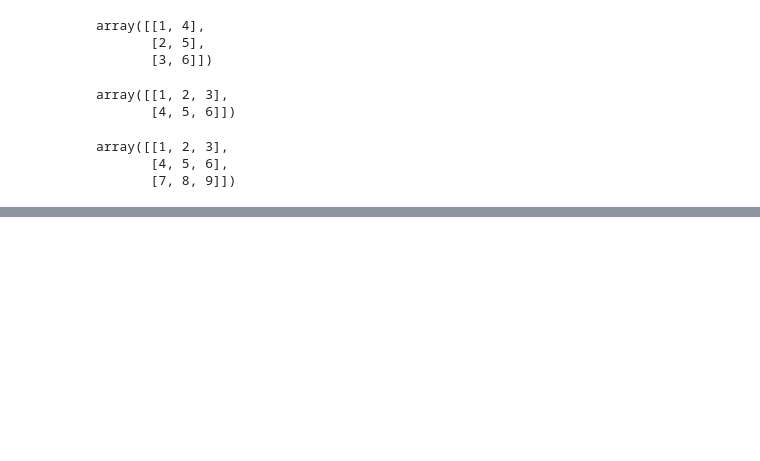
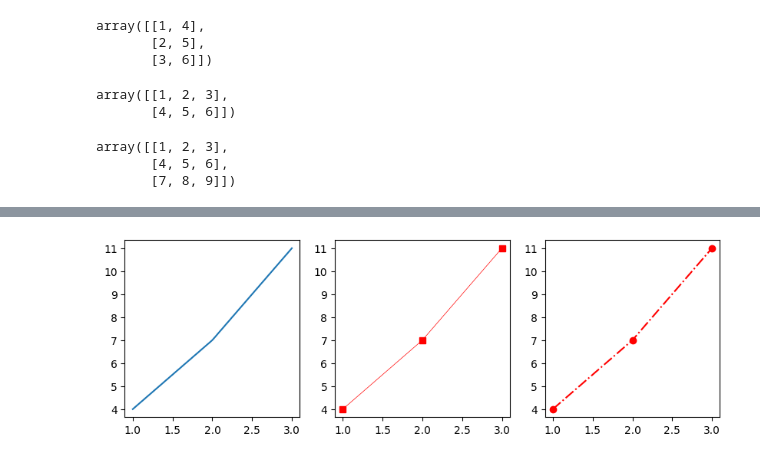
Before and after one commit to depa-tto/Coding-exam-Python, a Jupyter notebook: Practice.ipynb, the cells around one changed output, grey strips where cells are left out. Drawn from its saved outputs; the diff is of its cells as text; code cells hidden in the pictures; blank space fills up the shorter version.

```diff
--- a/Practice.ipynb
+++ b/Practice.ipynb
@@ -647,0 +699,8 @@ array([[1, 2, 3],
+# %%
+fig, ax = plt.subplots(1, 3, figsize=(10, 3))
+ax[0].plot(x, y)
+ax[1].plot(x, y, color="#ff0000", marker="s", linewidth=0.5)
+ax[2].plot(x, y, "ro-.")
+plt.show()
+# %% [output]
+[figure, added]
```
Also changed, not shown: parts of 22 cells of this notebook.
